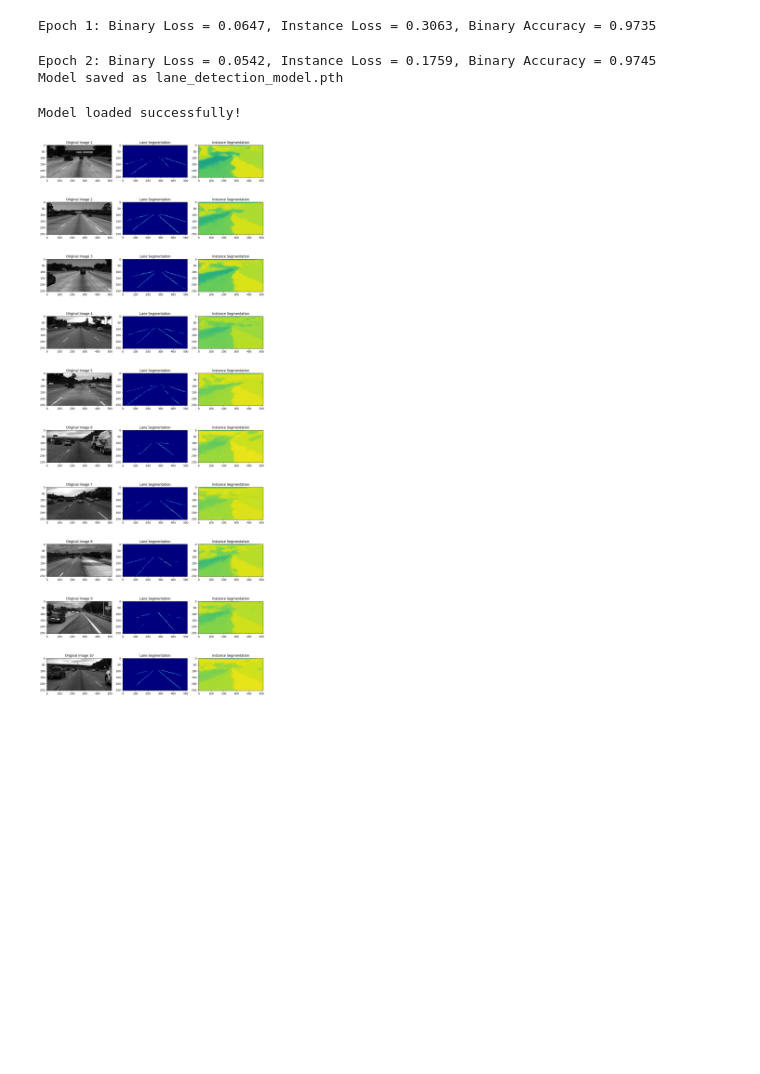
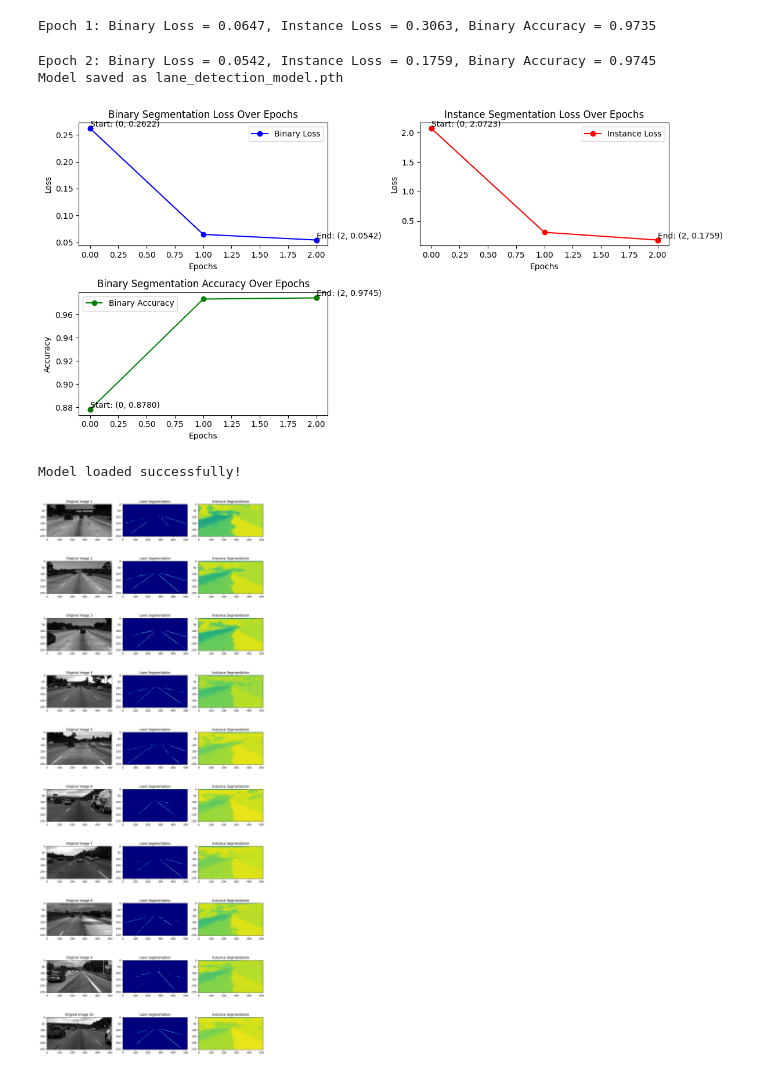
Before and after one commit to suryansh-sharma420/team_TrusT, a Jupyter notebook: lane_enet.ipynb, the cells around one changed output. Drawn from its saved outputs; the diff is of its cells as text; code cells hidden in the pictures; blank space fills up the shorter version.

```diff
--- a/lane_enet.ipynb
+++ b/lane_enet.ipynb
@@ -714,6 +714,57 @@ Epoch 0: Binary Loss = 0.2622, Instance Loss = 2.0723, Binary Accuracy = 0.8780
 Epoch 1: Binary Loss = 0.0647, Instance Loss = 0.3063, Binary Accuracy = 0.9735
 Epoch 2: Binary Loss = 0.0542, Instance Loss = 0.1759, Binary Accuracy = 0.9745
 Model saved as lane_detection_model.pth
+# %%
+import torch
+import torch.nn as nn
+import torch.optim as optim
+import numpy as np
+import matplotlib.pyplot as plt
+import tqdm
+
+# ... (rest of your code)
+
+# Plot the training losses and accuracy over epochs
+plt.figure(figsize=(12, 6))
+
+# Plot Binary Segmentation Loss
+plt.subplot(2, 2, 1)
+plt.plot(range(NUM_EPOCHS), binary_losses_epoch, label="Binary Loss", color='b', marker='o')
+plt.scatter([0, NUM_EPOCHS - 1], [binary_losses_epoch[0], binary_losses_epoch[-1]], color='r', marker='o')
+plt.text(0, binary_losses_epoch[0], f'Start: (0, {binary_losses_epoch[0]:.4f})', verticalalignment='bottom')
+plt.text(NUM_EPOCHS - 1, binary_losses_epoch[-1], f'End: ({NUM_EPOCHS - 1}, {binary_losses_epoch[-1]:.4f})', verticalalignment='bottom')
+plt.xlabel('Epochs')
+plt.ylabel('Loss')
+plt.title('Binary Segmentation Loss Over Epochs')
+plt.legend()
+
+# Plot Instance Segmentation Loss
+plt.subplot(2, 2, 2)
+plt.plot(range(NUM_EPOCHS), instance_losses_epoch, label="Instance Loss", color='r', marker='o')
+plt.scatter([0, NUM_EPOCHS - 1], [instance_losses_epoch[0], instance_losses_epoch[-1]], color='r', marker='o')
+plt.text(0, instance_losses_epoch[0], f'Start: (0, {instance_losses_epoch[0]:.4f})', verticalalignment='bottom')
+plt.text(NUM_EPOCHS - 1, instance_losses_epoch[-1], f'End: ({NUM_EPOCHS - 1}, {instance_losses_epoch[-1]:.4f})', verticalalignment='bottom')
+plt.xlabel('Epochs')
+plt.ylabel('Loss')
+plt.title('Instance Segmentation Loss Over Epochs')
+plt.legend()
+
+# Plot Binary Segmentation Accuracy
+plt.subplot(2, 2, 3)
+plt.plot(range(NUM_EPOCHS), train_accuracies, label="Binary Accuracy", color='g', marker='o')
+plt.scatter([0, NUM_EPOCHS - 1], [train_accuracies[0], train_accuracies[-1]], color='r', marker='o')
+plt.text(0, train_accuracies[0], f'Start: (0, {train_accuracies[0]:.4f})', verticalalignment='bottom')
+plt.text(NUM_EPOCHS - 1, train_accuracies[-1], f'End: ({NUM_EPOCHS - 1}, {train_accuracies[-1]:.4f})', verticalalignment='bottom')
+plt.xlabel('Epochs')
+plt.ylabel('Accuracy')
+plt.title('Binary Segmentation Accuracy Over Epochs')
+plt.legend()
+
+plt.tight_layout()
+plt.savefig("combined_plots_with_start_end_values_on_marker.png")
+plt.show()
+# %% [output]
+[figure, added]
 # %%
 import torch
 import numpy as np
```
